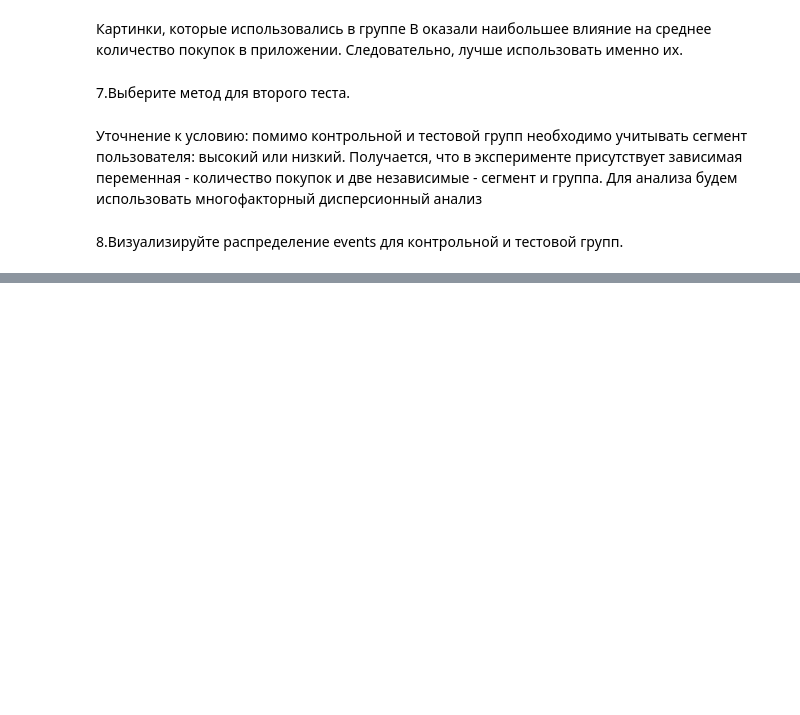
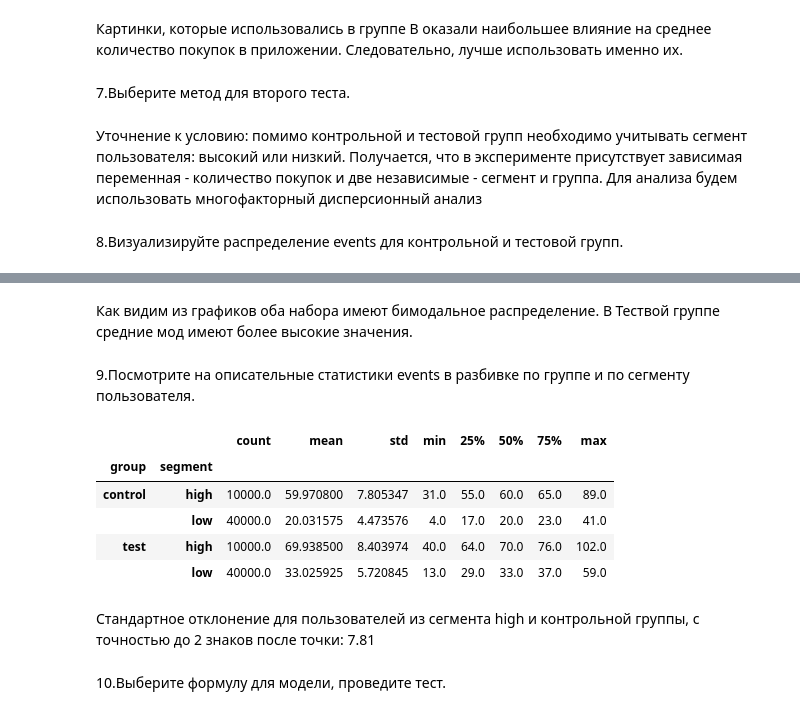
Before and after one commit to VPonomarev42/LearningRep, a Jupyter notebook: stats/stats_miniproject_5.ipynb, the cells around one changed output, grey strips where cells are left out. Drawn from its saved outputs; the diff is of its cells as text; code cells hidden in the pictures; blank space fills up the shorter version.

```diff
--- a/stats/stats_miniproject_5.ipynb
+++ b/stats/stats_miniproject_5.ipynb
@@ -166,0 +196,17 @@ Text(0.5, 1.0, 'Сравнение групп')
+# %% [markdown]
+Как видим из графиков оба набора имеют бимодальное распределение. В Тествой группе средние мод имеют более высокие значения.
+# %% [markdown]
+9.Посмотрите на описательные статистики events в разбивке по группе и по сегменту пользователя.
+# %%
+task2.groupby(['group', 'segment']).events.describe()#.style.background_gradient(cmap ='autumn')
+# %% [output]
+|  |  | count | mean | std | min | 25% | 50% | 75% | max |
+| group | segment |  |  |  |  |  |  |  |  |
+| control | high | 10000.0 | 59.970800 | 7.805347 | 31.0 | 55.0 | 60.0 | 65.0 | 89.0 |
+|  | low | 40000.0 | 20.031575 | 4.473576 | 4.0 | 17.0 | 20.0 | 23.0 | 41.0 |
+| test | high | 10000.0 | 69.938500 | 8.403974 | 40.0 | 64.0 | 70.0 | 76.0 | 102.0 |
+|  | low | 40000.0 | 33.025925 | 5.720845 | 13.0 | 29.0 | 33.0 | 37.0 | 59.0 |
+# %% [markdown]
+Cтандартное отклонение для пользователей из сегмента high и контрольной группы, с точностью до 2 знаков после точки: 7.81
+# %% [markdown]
+10.Выберите формулу для модели, проведите тест.
```
Also changed, not shown: parts of 4 cells of this notebook.
